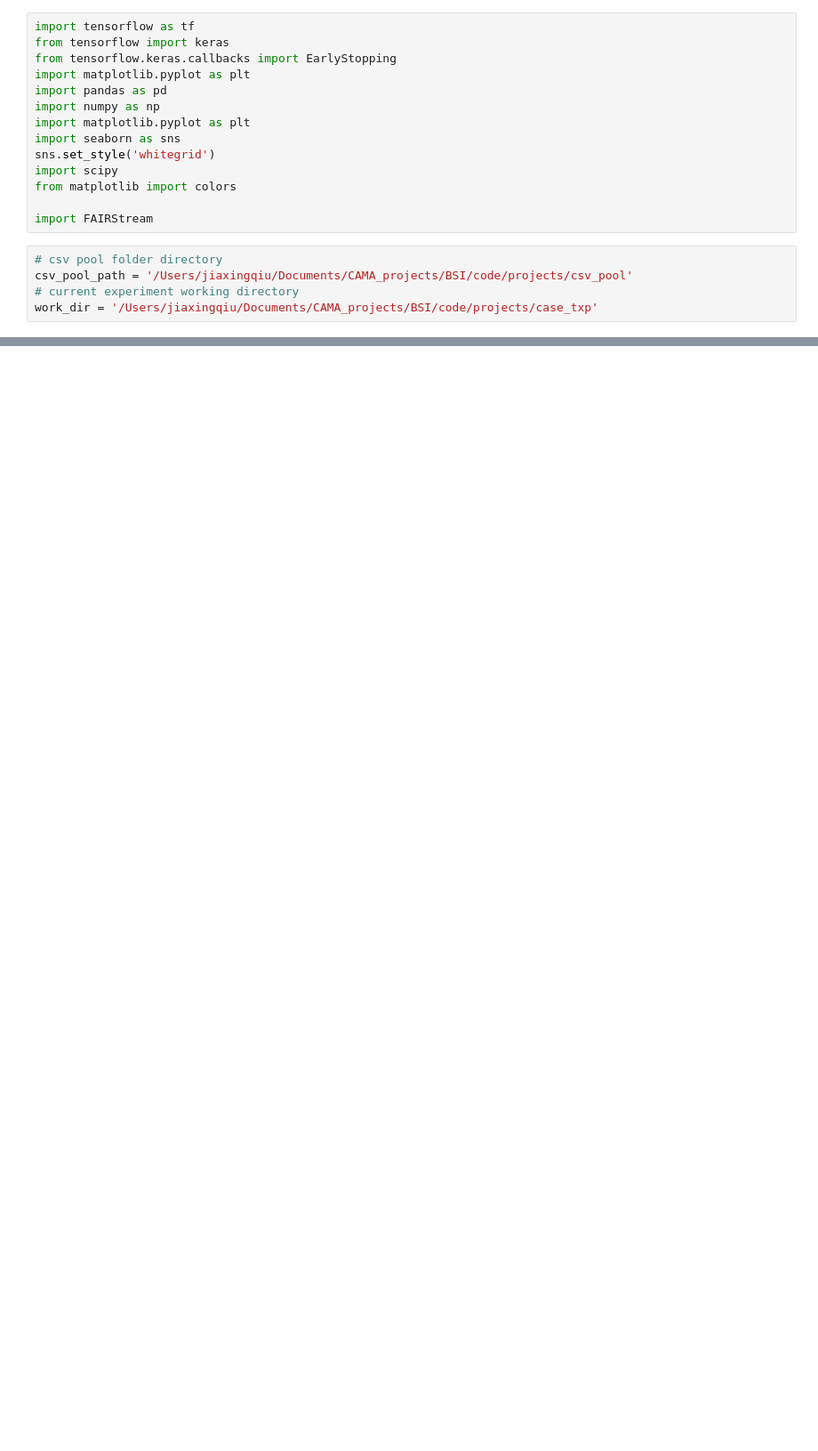
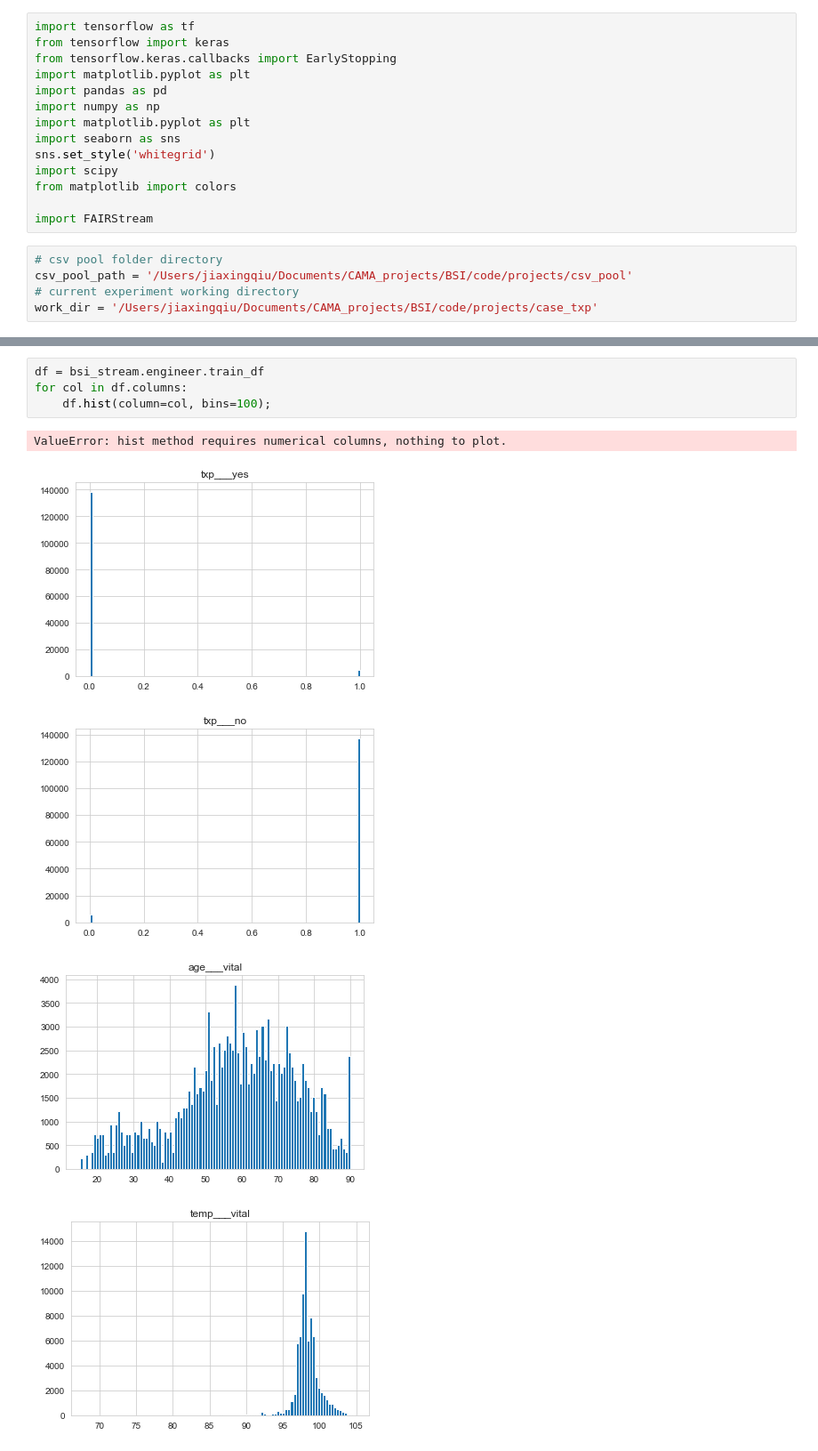
Before and after one commit to JiaxingQiu/FAIRStream, a Jupyter notebook: FAIRStream/tutorial_case6.ipynb, the cells around one changed output, grey strips where cells are left out. Shown at 89% size. Cells and saved outputs as stored; diff of their text form; blank space fills up the shorter version.

```diff
--- a/FAIRStream/tutorial_case6.ipynb
+++ b/FAIRStream/tutorial_case6.ipynb
@@ -92,0 +127,10 @@ Success! Engineer has updated attributes --- train_tfds, valid_tfds and test_tfd
+# %%
+df = bsi_stream.engineer.train_df
+for col in df.columns:
+    df.hist(column=col, bins=100);
+# %% [output]
+ValueError: hist method requires numerical columns, nothing to plot.
+[figure, added]
+[figure, added]
+[figure, added]
+[figure, added]
```
Also changed, not shown: parts of 9 cells of this notebook, 5 other files.
